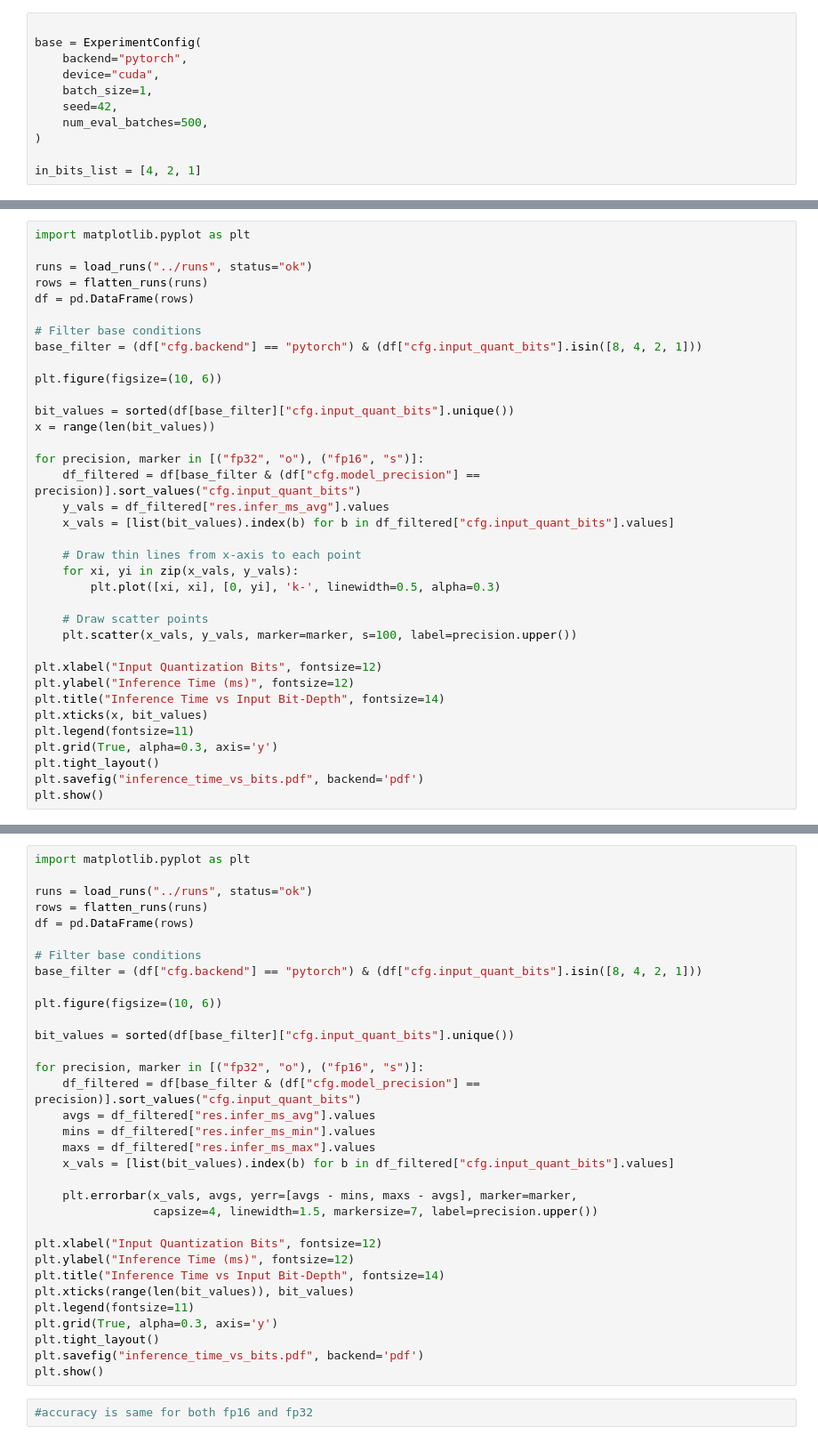
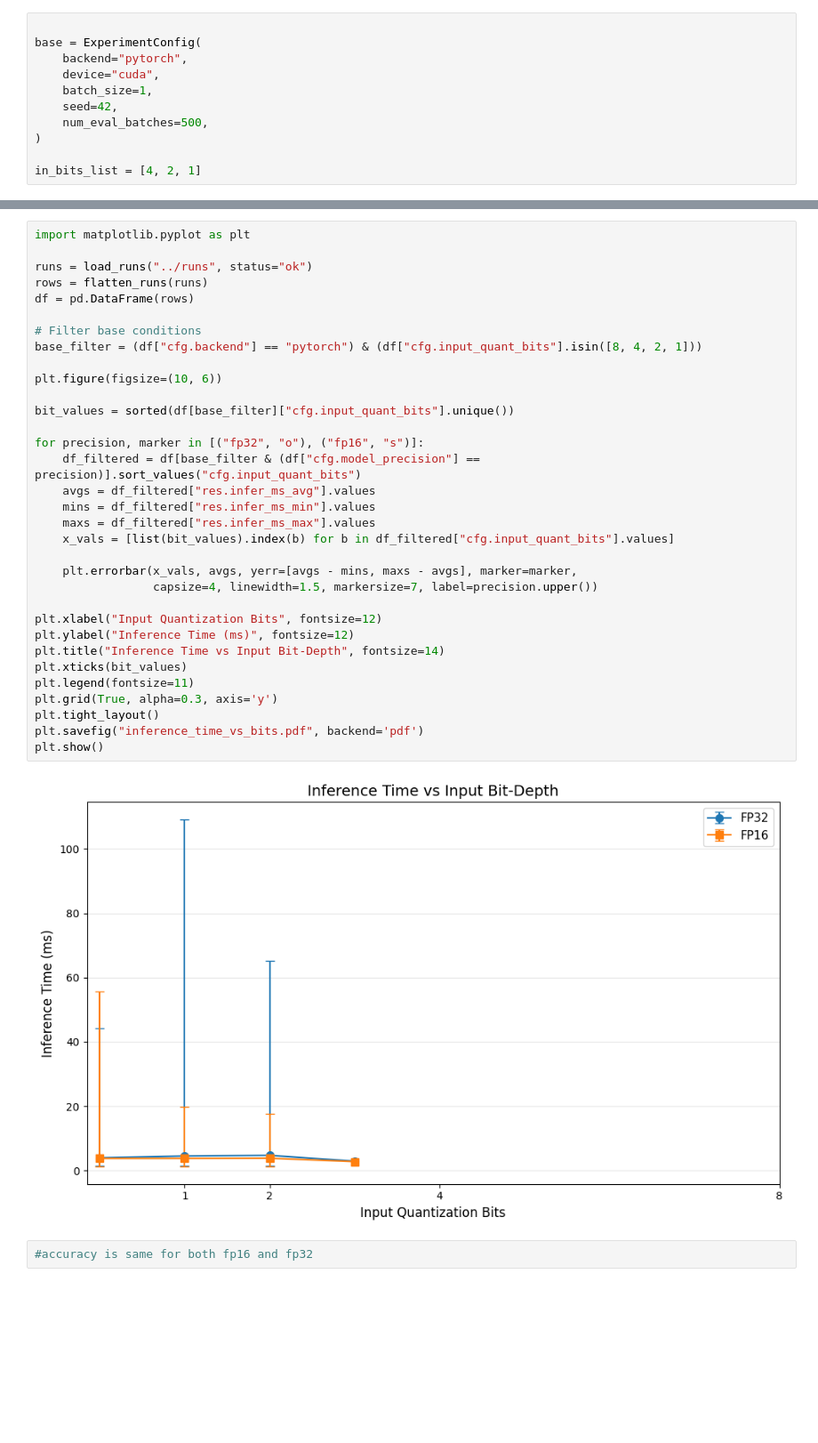
Before and after one commit to pratham1gg/quantized_resnets, a Jupyter notebook: notebook/02_input_quant_sweep.ipynb, the cells around one changed output, grey strips where cells are left out. Shown at 89% size. Saved outputs shown, nothing was run; the diff lists cells and outputs as text; blank space fills up the shorter version.

```diff
--- a/notebook/02_input_quant_sweep.ipynb
+++ b/notebook/02_input_quant_sweep.ipynb
@@ -148,36 +147,0 @@ df_sweep[[
-# %%
-import matplotlib.pyplot as plt
-
-runs = load_runs("../runs", status="ok")
-rows = flatten_runs(runs)
-df = pd.DataFrame(rows)
-
-# Filter base conditions
-base_filter = (df["cfg.backend"] == "pytorch") & (df["cfg.input_quant_bits"].isin([8, 4, 2, 1]))
-
-plt.figure(figsize=(10, 6))
-
-bit_values = sorted(df[base_filter]["cfg.input_quant_bits"].unique())
-x = range(len(bit_values))
-
-for precision, marker in [("fp32", "o"), ("fp16", "s")]:
-    df_filtered = df[base_filter & (df["cfg.model_precision"] == precision)].sort_values("cfg.input_quant_bits")
-    y_vals = df_filtered["res.infer_ms_avg"].values
-    x_vals = [list(bit_values).index(b) for b in df_filtered["cfg.input_quant_bits"].values]
-
-    # Draw thin lines from x-axis to each point
-    for xi, yi in zip(x_vals, y_vals):
-        plt.plot([xi, xi], [0, yi], 'k-', linewidth=0.5, alpha=0.3)
-
-    # Draw scatter points
-    plt.scatter(x_vals, y_vals, marker=marker, s=100, label=precision.upper())
-
-plt.xlabel("Input Quantization Bits", fontsize=12)
-plt.ylabel("Inference Time (ms)", fontsize=12)
-plt.title("Inference Time vs Input Bit-Depth", fontsize=14)
-plt.xticks(x, bit_values)
-plt.legend(fontsize=11)
-plt.grid(True, alpha=0.3, axis='y')
-plt.tight_layout()
-plt.savefig("inference_time_vs_bits.pdf", backend='pdf')
-plt.show()
@@ -188,33 +150,35 @@ import matplotlib.pyplot as plt
 
 runs = load_runs("../runs", status="ok")
 rows = flatten_runs(runs)
 df = pd.DataFrame(rows)
 
 # Filter base conditions
 base_filter = (df["cfg.backend"] == "pytorch") & (df["cfg.input_quant_bits"].isin([8, 4, 2, 1]))
 
 plt.figure(figsize=(10, 6))
 
 bit_values = sorted(df[base_filter]["cfg.input_quant_bits"].unique())
 
 for precision, marker in [("fp32", "o"), ("fp16", "s")]:
     df_filtered = df[base_filter & (df["cfg.model_precision"] == precision)].sort_values("cfg.input_quant_bits")
     avgs = df_filtered["res.infer_ms_avg"].values
     mins = df_filtered["res.infer_ms_min"].values
     maxs = df_filtered["res.infer_ms_max"].values
     x_vals = [list(bit_values).index(b) for b in df_filtered["cfg.input_quant_bits"].values]
 
     plt.errorbar(x_vals, avgs, yerr=[avgs - mins, maxs - avgs], marker=marker,
                  capsize=4, linewidth=1.5, markersize=7, label=precision.upper())
 
 plt.xlabel("Input Quantization Bits", fontsize=12)
 plt.ylabel("Inference Time (ms)", fontsize=12)
 plt.title("Inference Time vs Input Bit-Depth", fontsize=14)
-plt.xticks(range(len(bit_values)), bit_values)
+plt.xticks(bit_values)
 plt.legend(fontsize=11)
 plt.grid(True, alpha=0.3, axis='y')
 plt.tight_layout()
 plt.savefig("inference_time_vs_bits.pdf", backend='pdf')
 plt.show()
+# %% [output]
+[figure, added]
 # %%
 #accuracy is same for both fp16 and fp32
```
Also changed, not shown: parts of 5 cells of this notebook, 1 other file.
